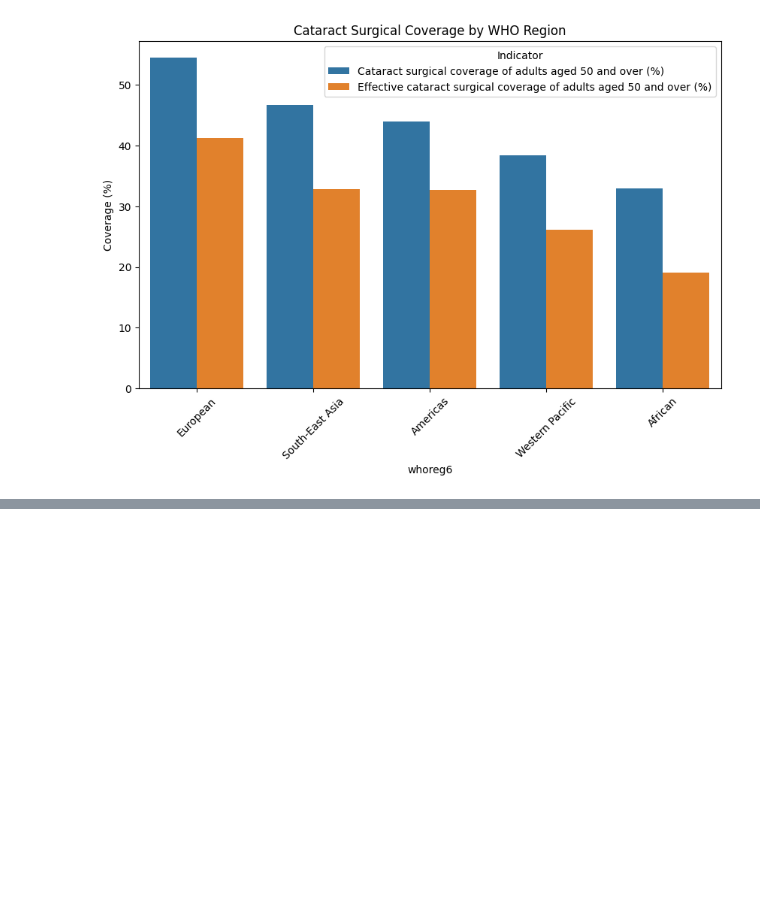
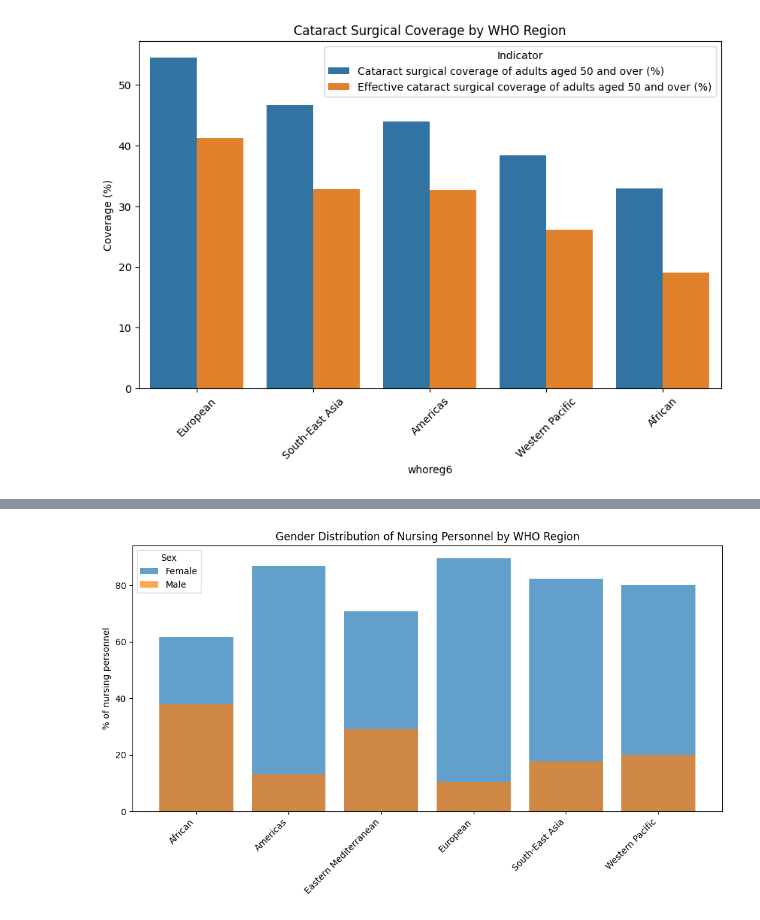
Before and after one commit to build-summer-2025/async-final-project-red-aakkash, a Jupyter notebook: Final_Project.ipynb, the cells around one changed output, grey strips where cells are left out. Cells and saved outputs as stored; diff of their text form; code cells hidden in the pictures; blank space fills up the shorter version.

```diff
--- a/Final_Project.ipynb
+++ b/Final_Project.ipynb
@@ -37,0 +64,22 @@ plt.show()
+# %%
+# Question 3: What is the gender distribution of nursing personnel across WHO regions?
+
+nursing = df[df["indicator_name"].str.contains("Nursing personnel", case=False, na=False)].copy()
+
+nursing_latest = (nursing.sort_values("date").groupby(["setting", "subgroup"], as_index=False).tail(1))
+
+nursing_region = (nursing_latest.groupby(["whoreg6", "subgroup"])["estimate"].mean().reset_index())
+
+plt.figure(figsize=(10,6))
+for sex in nursing_region["subgroup"].unique():
+    sub = nursing_region[nursing_region["subgroup"] == sex]
+    plt.bar(sub["whoreg6"], sub["estimate"], label=sex, alpha=0.7)
+
+plt.title("Gender Distribution of Nursing Personnel by WHO Region")
+plt.ylabel("% of nursing personnel")
+plt.xticks(rotation=45, ha="right")
+plt.legend(title="Sex")
+plt.tight_layout()
+plt.show()
+# %% [output]
+[figure, added]
```
Also changed, not shown: parts of 9 cells of this notebook, 11 other files.
